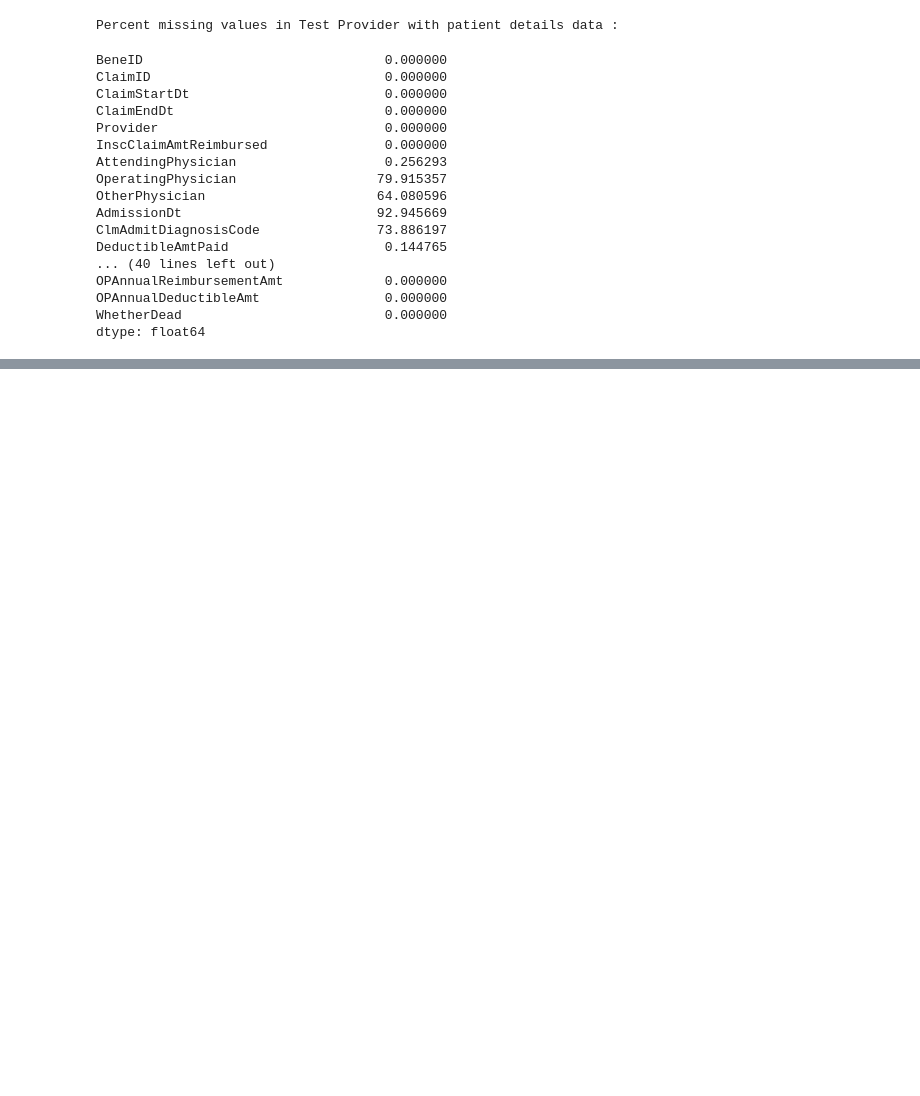
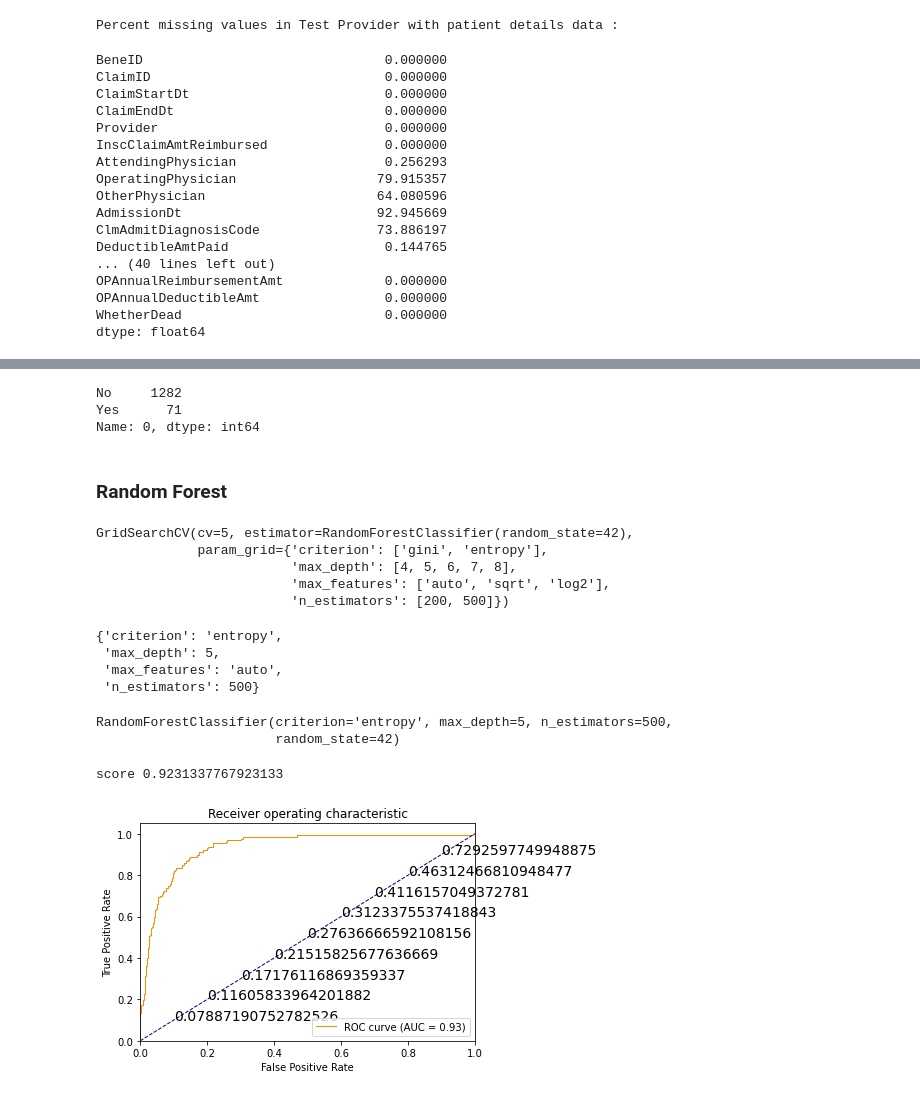
Before and after one commit to asheshbyanju/Health_Provider_Fraud_Detection_Analysis, a Jupyter notebook: Health Provider Fraud Detection Analysis.ipynb, the cells around one changed output, grey strips where cells are left out. Cells and saved outputs as stored; diff of their text form; code cells hidden in the pictures; blank space fills up the shorter version.

```diff
--- a/Health Provider Fraud Detection Analysis.ipynb
+++ b/Health Provider Fraud Detection Analysis.ipynb
@@ -291,0 +312,3 @@ dtype: float64
+# %%
+def uniq(a):
+    return np.array([len(set([i for i in x[~pd.isnull(x)]])) for x in a.values])
@@ -291,0 +632,4 @@ dtype: float64
+# %%
+logreg2=LogisticRegression(C=1000,penalty="l2")
+logreg2.fit(X_train,y_train)
+print("score",logreg2.score(X_val,y_val))
@@ -291,0 +671,6 @@ dtype: float64
+# %%
+Labels.value_counts()
+# %% [output]
+No     1282
+Yes      71
+Name: 0, dtype: int64
@@ -291,0 +681,61 @@ dtype: float64
+# %% [markdown]
+### Random Forest
+# %%
+rf=RandomForestClassifier(random_state=42)
+
+param_grid = {
+    'n_estimators': [200, 500],
+    'max_features': ['auto', 'sqrt', 'log2'],
+    'max_depth' : [4,5,6,7,8],
+    'criterion' :['gini', 'entropy']
+}
+
+CV_rf = GridSearchCV(estimator=rf, param_grid=param_grid, cv= 5)
+CV_rf.fit(X_train, y_train)
+# %% [output]
+GridSearchCV(cv=5, estimator=RandomForestClassifier(random_state=42),
+             param_grid={'criterion': ['gini', 'entropy'],
+                         'max_depth': [4, 5, 6, 7, 8],
+                         'max_features': ['auto', 'sqrt', 'log2'],
+                         'n_estimators': [200, 500]})
+# %%
+CV_rf.best_params_
+# %% [output]
+{'criterion': 'entropy',
+ 'max_depth': 5,
+ 'max_features': 'auto',
+ 'n_estimators': 500}
+# %%
+rfc1=RandomForestClassifier(random_state=42, max_features='auto', n_estimators= 500, max_depth=5, criterion='entropy')
+rfc1.fit(X_train, y_train)
+# %% [output]
+RandomForestClassifier(criterion='entropy', max_depth=5, n_estimators=500,
+                       random_state=42)
+# %%
+print("score",rfc1.score(X_val,y_val))
+# %% [output]
+score 0.9231337767923133
+# %%
+#Random Forest : ROC Curve
+
+from sklearn.metrics import roc_curve, auc
+
+fpr, tpr, thresholds = roc_curve(y_val, rfc1.predict_proba(X_val)[:,1])
+roc_auc = auc(fpr, tpr)
+
+plt.figure()
+plt.plot(fpr, tpr, color='darkorange', lw=1, label='ROC curve (AUC = %0.2f)' % roc_auc)
+
+for label in range(1,10,1):
+    plt.text((10-label)/10,(10-label)/10,thresholds[label*15],fontdict={'size': 14})
+
+plt.plot([0, 1], [0, 1], color='navy', lw=1, linestyle='--')
+plt.xlim([0.0, 1.0])
+plt.ylim([0.0, 1.05])
+plt.xlabel('False Positive Rate')
+plt.ylabel('True Positive Rate')
+plt.title('Receiver operating characteristic')
+plt.legend(loc="lower right")
+plt.show()
+# %% [output]
+[figure, added]
```
Also changed, not shown: parts of 36 cells of this notebook.
